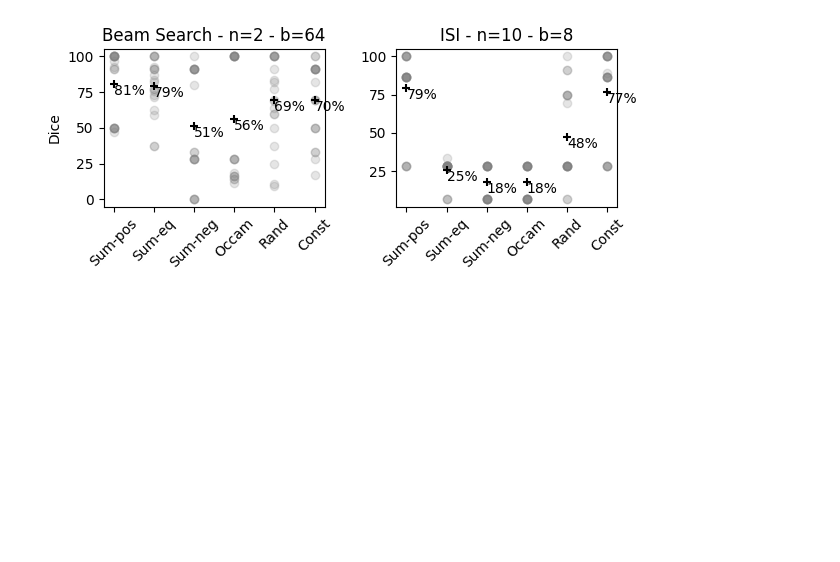
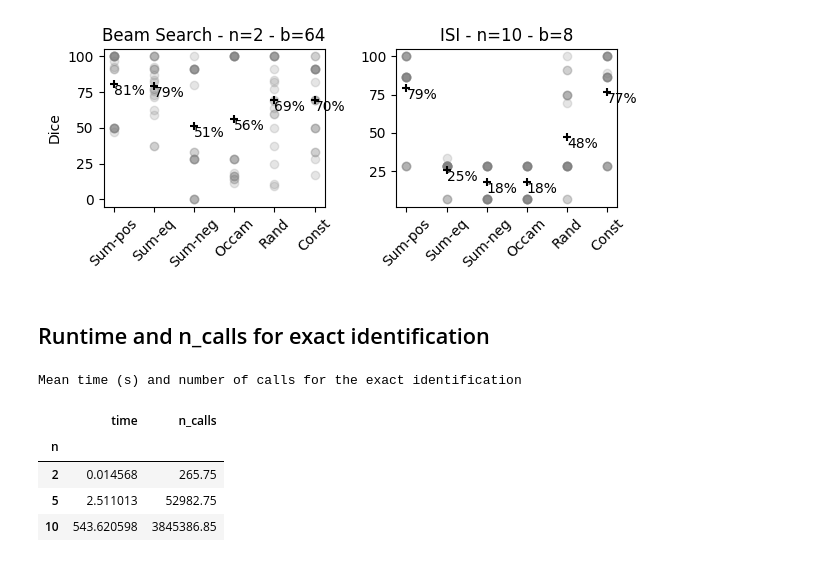
Before and after one commit to SamuelReyd/SearchingForCauses, a Jupyter notebook: src/Figures.ipynb, the cells around one changed output. Cells and saved outputs as stored; diff of their text form; code cells hidden in the pictures; blank space fills up the shorter version.

```diff
--- a/src/Figures.ipynb
+++ b/src/Figures.ipynb
@@ -181,3 +181,15 @@ plot_smallest(df_reg, folder="../figures/")
 plot_heuristic(df, folder="../figures/")
 # %% [output]
 [figure]
+# %% [markdown]
+## Runtime and n_calls for exact identification
+# %%
+print("Mean time (s) and number of calls for the exact identification")
+df[df.exh == "exact"].groupby("n")[["time","n_calls"]].mean()
+# %% [output]
+Mean time (s) and number of calls for the exact identification
+|  | time | n_calls |
+| n |  |  |
+| 2 | 0.014568 | 265.75 |
+| 5 | 2.511013 | 52982.75 |
+| 10 | 543.620598 | 3845386.85 |
```
Also changed, not shown: parts of 2 cells of this notebook, 9 other files.
